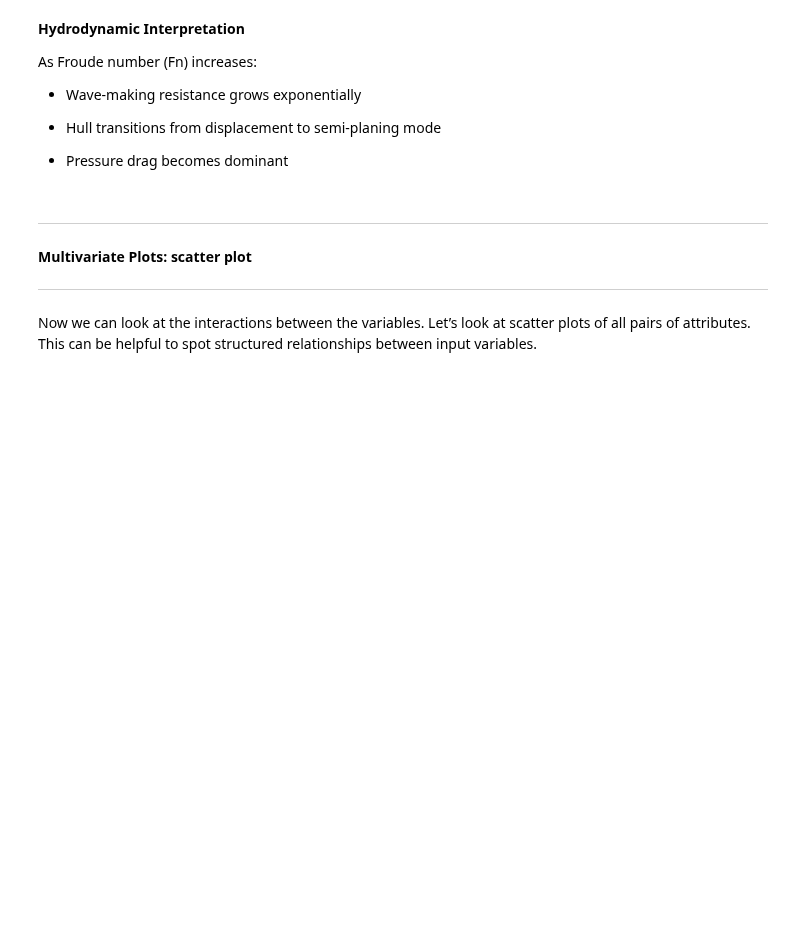
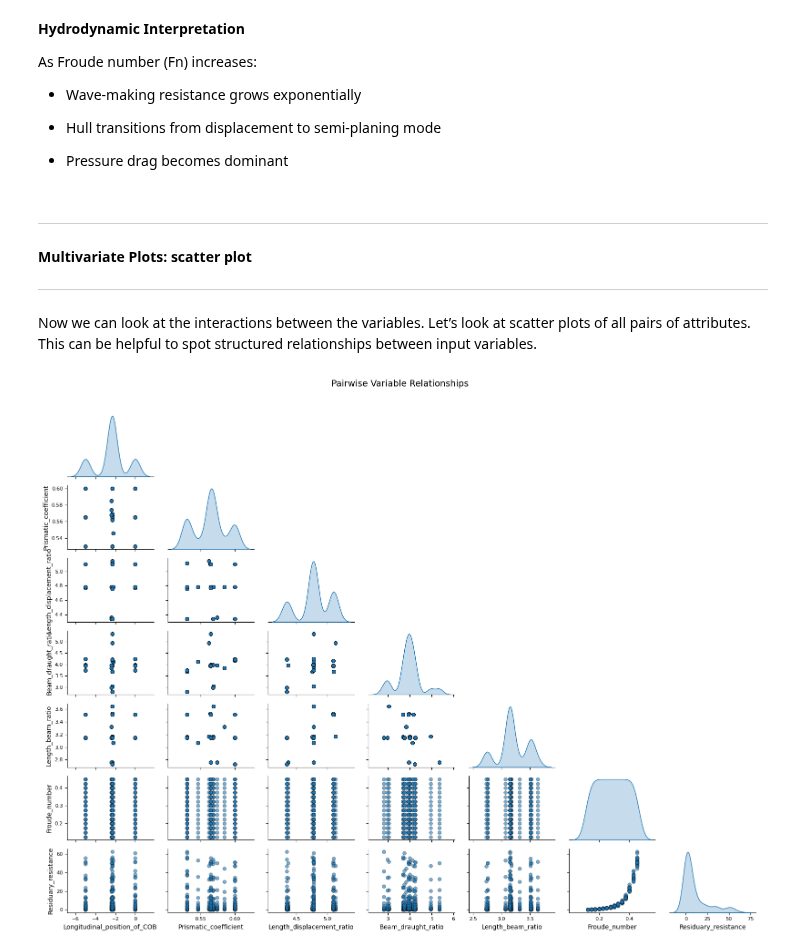
Before and after one commit to JuanZapa7a/AINavalEngineering, a Jupyter notebook: Yacht_Hydrodynamics_Dataset.ipynb, the cells around one changed output. Saved outputs shown, nothing was run; the diff lists cells and outputs as text; code cells hidden in the pictures; blank space fills up the shorter version.

```diff
--- a/Yacht_Hydrodynamics_Dataset.ipynb
+++ b/Yacht_Hydrodynamics_Dataset.ipynb
@@ -543,3 +545,28 @@ As Froude number (Fn) increases:
 
 Now we can look at the interactions between the variables. Let’s look at scatter plots of all
 pairs of attributes. This can be helpful to spot structured relationships between input variables.
+# %%
+import seaborn as sns
+import matplotlib.pyplot as plt
+
+# Create pairplot with custom styling
+g = sns.pairplot(df,
+                 diag_kind='kde',
+                 plot_kws={'alpha':0.6, 's':30, 'edgecolor':'k'},
+                 corner=True)  # Shows lower triangle only
+
+# Enhance readability
+g.fig.set_size_inches(16, 12)
+plt.suptitle("Pairwise Variable Relationships", y=1.02, fontsize=14)
+
+# Adjust marker transparency and size
+for ax in g.axes.flatten():
+    if ax:
+        ax.xaxis.label.set_size(10)
+        ax.yaxis.label.set_size(10)
+        ax.tick_params(labelsize=8)
+
+plt.tight_layout()
+plt.show()
+# %% [output]
+[figure, added]
```
Also changed, not shown: parts of 36 cells of this notebook.
